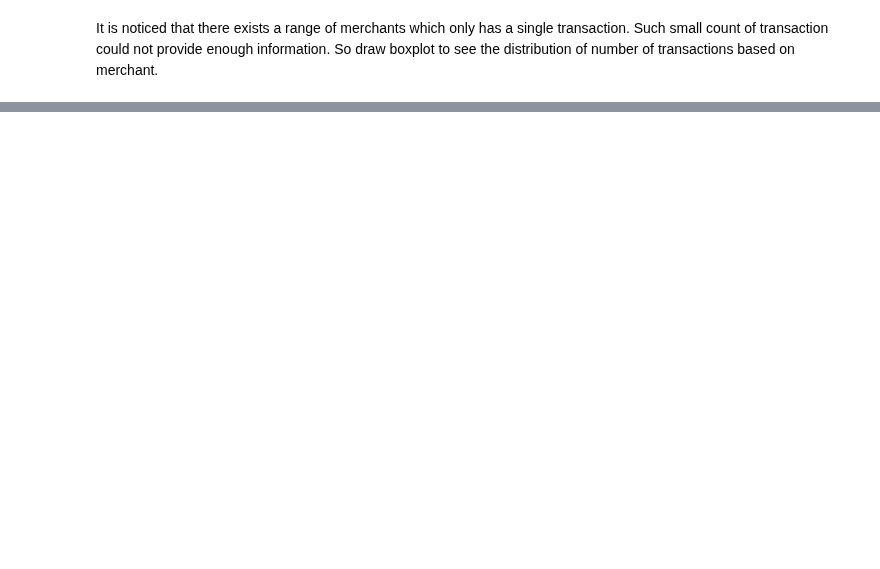
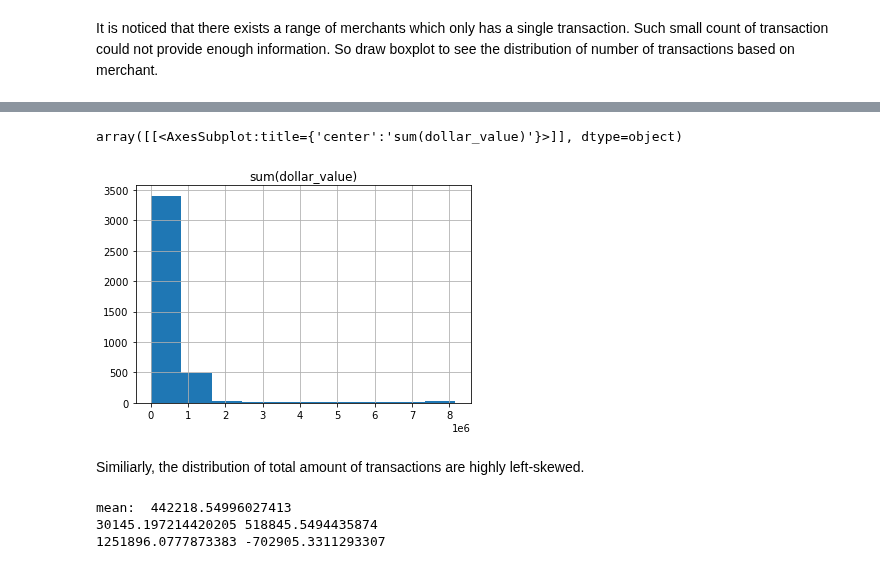
Before and after one commit to MAST30034-Applied-Data-Science/generic-buy-now-pay-later-project-group-45, a Jupyter notebook: notebooks/preprocessing2.ipynb, the cells around one changed output, grey strips where cells are left out. Drawn from its saved outputs; the diff is of its cells as text; code cells hidden in the pictures; blank space fills up the shorter version.

```diff
--- a/notebooks/preprocessing2.ipynb
+++ b/notebooks/preprocessing2.ipynb
@@ -110,0 +148,7 @@ count_df.boxplot(column='count', return_type='axes')
+# %%
+amount_df.hist(column='sum(dollar_value)')
+# %% [output]
+array([[<AxesSubplot:title={'center':'sum(dollar_value)'}>]], dtype=object)
+[figure, added]
+# %% [markdown]
+Similiarly, the distribution of total amount of transactions are highly left-skewed.
@@ -110,0 +157,15 @@ count_df.boxplot(column='count', return_type='axes')
+# %%
+# using IQR to examine the distribution
+import numpy as np
+sorted(total_amount)
+q1, q3= np.percentile(total_amount,[25,75])
+iqr = q3 - q1
+lower_bound = q1 -(1.5 * iqr)
+upper_bound = q3 +(1.5 * iqr)
+print("mean: ", np.mean(total_amount))
+print(q1, q3)
+print(upper_bound, lower_bound)
+# %% [output]
+mean:  442218.54996027413
+30145.197214420205 518845.5494435874
+1251896.0777873383 -702905.3311293307
```
Also changed, not shown: parts of 18 cells of this notebook, 1 other file.
